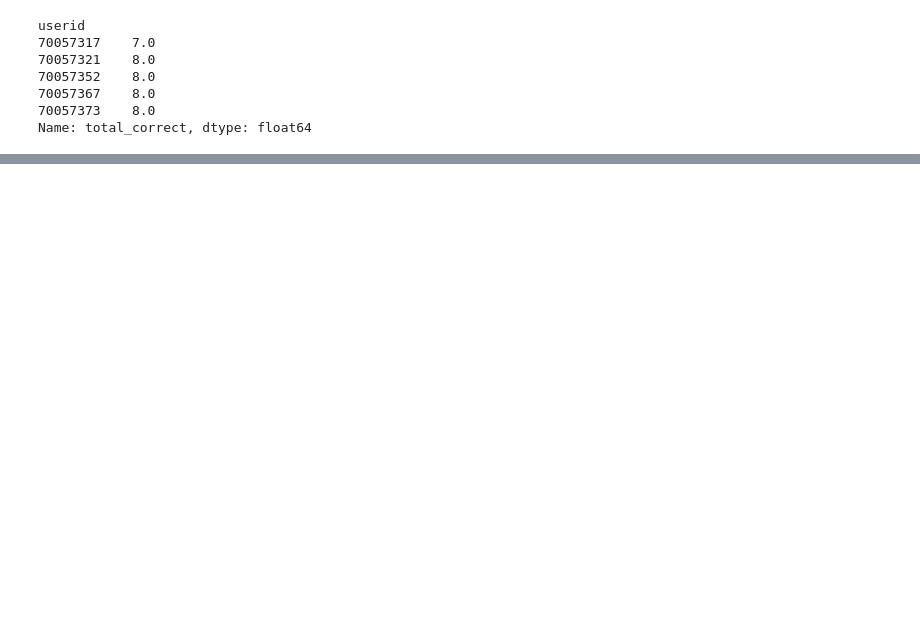
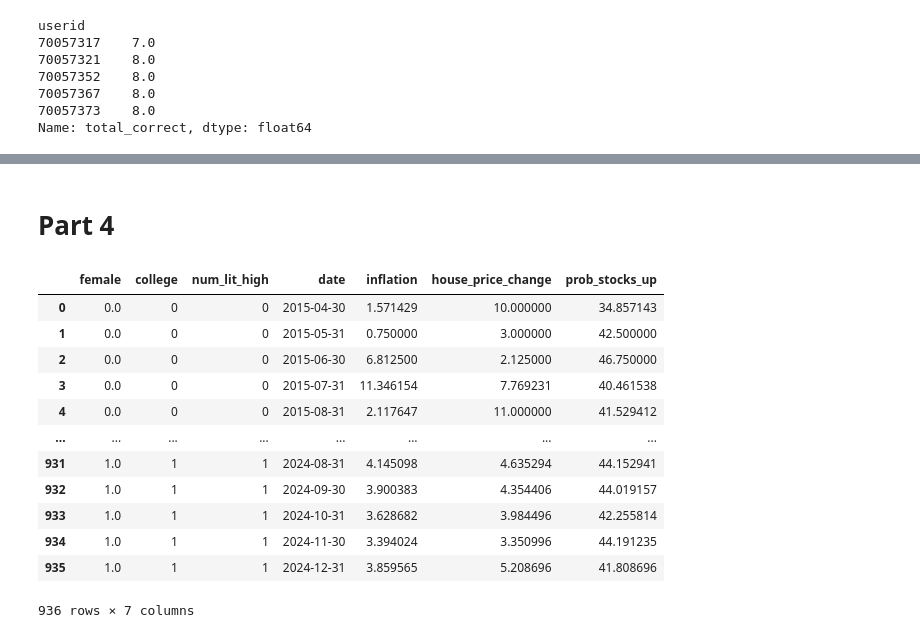
Before and after one commit to MarcDiechler/Tech2-Term-Paper, a Jupyter notebook: MD_2.ipynb, the cells around one changed output, grey strips where cells are left out. Cells and saved outputs as stored; diff of their text form; code cells hidden in the pictures; blank space fills up the shorter version.

Commit message:
did part 4

```diff
--- a/MD_2.ipynb
+++ b/MD_2.ipynb
@@ -257,0 +286,9 @@ Rows dropped due to outliers in inflation: 119
+# %%
+before = len(merged_df)
+print("Rows before drop:", before)
+
+merged_df = merged_df[merged_df['house_price_change'].between(threshhold_min2, threshhold_max2)]
+
+after = len(merged_df)
+print("Rows after drop:", after)
+print("Rows dropped due to outliers in house price change:", before - after)
@@ -257,0 +299,5 @@ Rows dropped due to outliers in inflation: 119
+# %%
+threshhold_min3 = merged_df['prob_stocks_up'].quantile(0.001)
+threshhold_max3 = merged_df['prob_stocks_up'].quantile(0.999)
+print(threshhold_min3)
+print(threshhold_max3)
@@ -257,0 +307,9 @@ Rows dropped due to outliers in inflation: 119
+# %%
+before = len(merged_df)
+print("Rows before drop:", before)
+
+merged_df = merged_df[merged_df['prob_stocks_up'].between(threshhold_min3, threshhold_max3)]
+
+after = len(merged_df)
+print("Rows after drop:", after)
+print("Rows dropped due to outliers in stock change expectaion:", before - after)
@@ -444,3 +489,30 @@ Number of unique user IDs: 17710
 117 is the number of survey waves
 First date in dataset: 2015-04-02 00:00:00
 Last date in dataset: 2024-12-31 00:00:00
+# %% [markdown]
+# Part 4
+# %%
+merged_df_M_mean = (
+    merged_df
+    .set_index('date')
+    .groupby(['female', 'college', 'num_lit_high'])[['inflation', 'house_price_change', 'prob_stocks_up']]
+    .resample('ME')
+    .mean()
+    .reset_index()
+)
+# %%
+merged_df_M_mean
+# %% [output]
+|  | female | college | num_lit_high | date | inflation | house_price_change | prob_stocks_up |
+| 0 | 0.0 | 0 | 0 | 2015-04-30 | 1.571429 | 10.000000 | 34.857143 |
+| 1 | 0.0 | 0 | 0 | 2015-05-31 | 0.750000 | 3.000000 | 42.500000 |
+| 2 | 0.0 | 0 | 0 | 2015-06-30 | 6.812500 | 2.125000 | 46.750000 |
+| 3 | 0.0 | 0 | 0 | 2015-07-31 | 11.346154 | 7.769231 | 40.461538 |
+| 4 | 0.0 | 0 | 0 | 2015-08-31 | 2.117647 | 11.000000 | 41.529412 |
+| ... | ... | ... | ... | ... | ... | ... | ... |
+| 931 | 1.0 | 1 | 1 | 2024-08-31 | 4.145098 | 4.635294 | 44.152941 |
+| 932 | 1.0 | 1 | 1 | 2024-09-30 | 3.900383 | 4.354406 | 44.019157 |
+| 933 | 1.0 | 1 | 1 | 2024-10-31 | 3.628682 | 3.984496 | 42.255814 |
+| 934 | 1.0 | 1 | 1 | 2024-11-30 | 3.394024 | 3.350996 | 44.191235 |
+| 935 | 1.0 | 1 | 1 | 2024-12-31 | 3.859565 | 5.208696 | 41.808696 |
+936 rows × 7 columns
```
Also changed, not shown: parts of 17 cells of this notebook.
